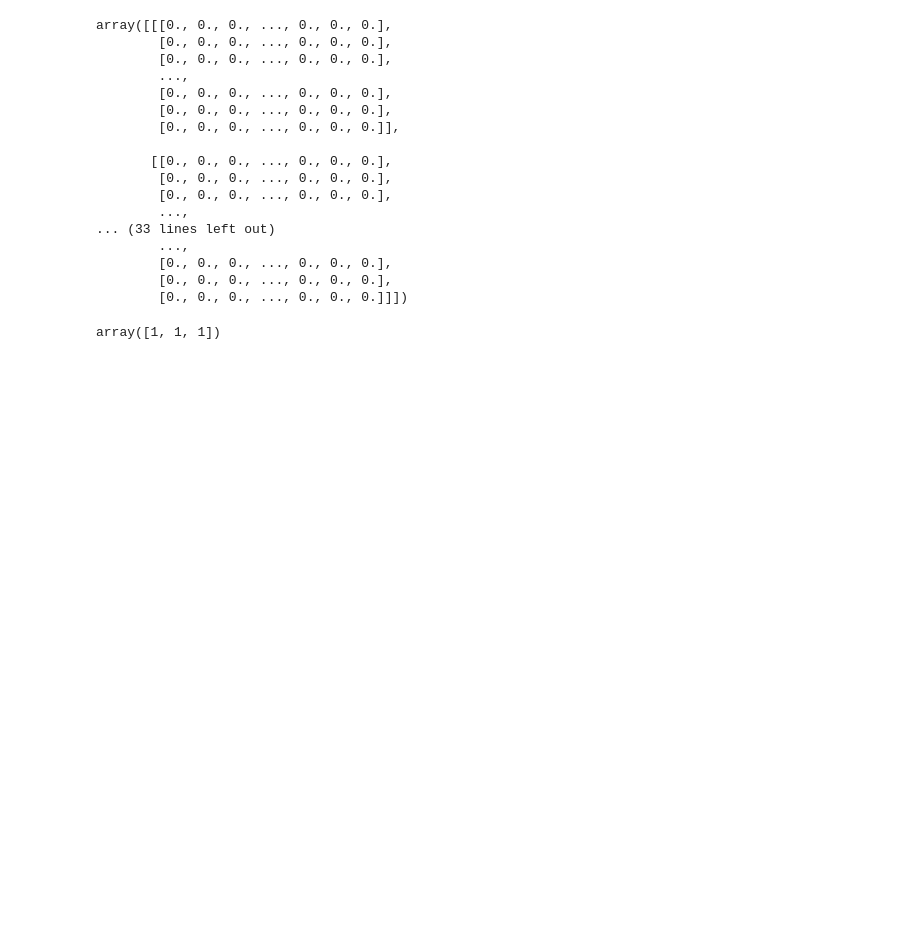
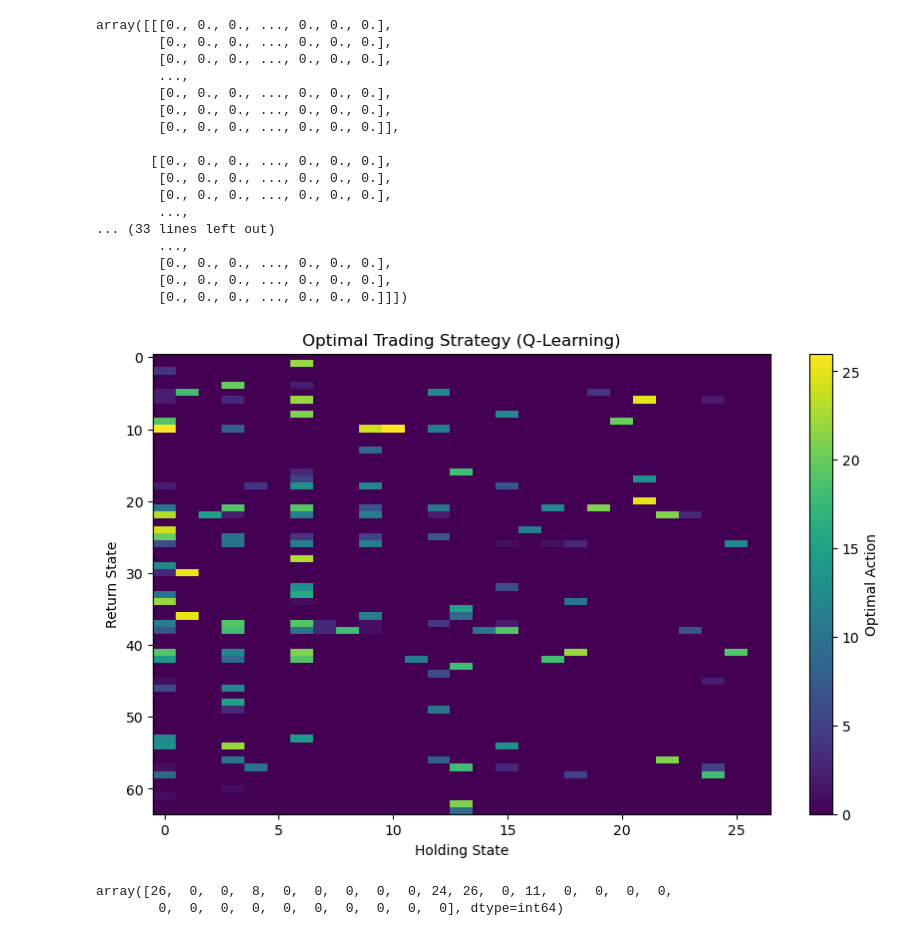
Before and after one commit to JLFrick/MFE-230ZAB-Deep-Learning-and-Applications, a Jupyter notebook: Homework _2/Q-Learning.ipynb, the cells around one changed output. Saved outputs shown, nothing was run; the diff lists cells and outputs as text; code cells hidden in the pictures; blank space fills up the shorter version.

Commit message:
Q-learning attempt

```diff
--- a/Homework _2/Q-Learning.ipynb
+++ b/Homework _2/Q-Learning.ipynb
@@ -56,7 +57,6 @@ for tick in tickers:
         ret_path = np.random.choice(emp_dist, size=len(emp_dist), replace=True)
         raw_path = mapper[tick][1] * (1 + ret_path).cumprod()
         raw_paths[tick].append(raw_path)
-        paths[tick].append(discretize_price(raw_path, n_states=10, min_price=mapper[tick][2] , max_price=mapper[tick][3]))
 # %%
 # Initialize the Q-table
 Q_table = np.zeros((64, 27, 27))
@@ -79,6 +79,9 @@ array([[[0., 0., 0., ..., 0., 0., 0.],
         [0., 0., 0., ..., 0., 0., 0.],
         [0., 0., 0., ..., 0., 0., 0.],
         [0., 0., 0., ..., 0., 0., 0.]]])
+# %%
+def discretize_rets(rets, n_states=4, min_ret=-0.11, max_ret=0.14):
+    return np.clip(np.floor((rets - min_ret) / (max_ret - min_ret) * n_states), 0, n_states - 1).astype(int) + 1
 # %%
 def map_ret_state_to_real(ret_state):
     real = ((ret_state[0] - 1) * 16) + ((ret_state[1] - 1) * 4) + (ret_state[2] - 1)
@@ -96,7 +99,3 @@ def map_real_to_pos_state(real_number):
 
     # Map base-3 digits (0, 1, 2) back to dice values (1, 2, 3)
     return np.array([d1 + 1, d2 + 1, d3 + 1])
-# %%
-map_real_to_pos_state(0)
-# %% [output]
-array([1, 1, 1])
@@ -103,2 +127,8 @@ array([1, 1, 1])
+# %%
+def labeled_actions_to_action_state(labeled_actions):
+    sorted_list = sorted(labeled_actions, key=lambda x: x[1])
+    legal_action_list = [v[0] for v in sorted_list]
+    legal_action = np.array(legal_action_list)
+    return legal_action
 # %%
 n_episodes = 10000
@@ -152,0 +212,28 @@ raw_paths['AAPL'][0]
+# %%
+# Visualization of the optimal policy
+plt.figure(figsize=(10, 6))
+plt.imshow(optimal_policy, cmap="viridis", aspect="auto")
+plt.colorbar(label="Optimal Action")
+plt.xlabel("Holding State")
+plt.ylabel("Return State")
+plt.title("Optimal Trading Strategy (Q-Learning)")
+plt.show()
+
+# Visualization of the Q-values
+# plt.figure(figsize=(10, 6))
+# for holding in range(27):
+#    for action in range(27):
+#        plt.plot(Q_table[:, holding, action], label=f"Action {action} (Holding={holding})")
+# plt.xlabel("Stock Price State")
+# plt.ylabel("Q-Value")
+# plt.title("Q-Values for Different Actions and Holding States")
+# plt.legend()
+# plt.grid(True)
+# plt.show()
+# %% [output]
+[figure, added]
+# %%
+optimal_policy[10]
+# %% [output]
+array([26,  0,  0,  8,  0,  0,  0,  0,  0, 24, 26,  0, 11,  0,  0,  0,  0,
+        0,  0,  0,  0,  0,  0,  0,  0,  0,  0], dtype=int64)
```
Also changed, not shown: parts of 9 cells of this notebook.
